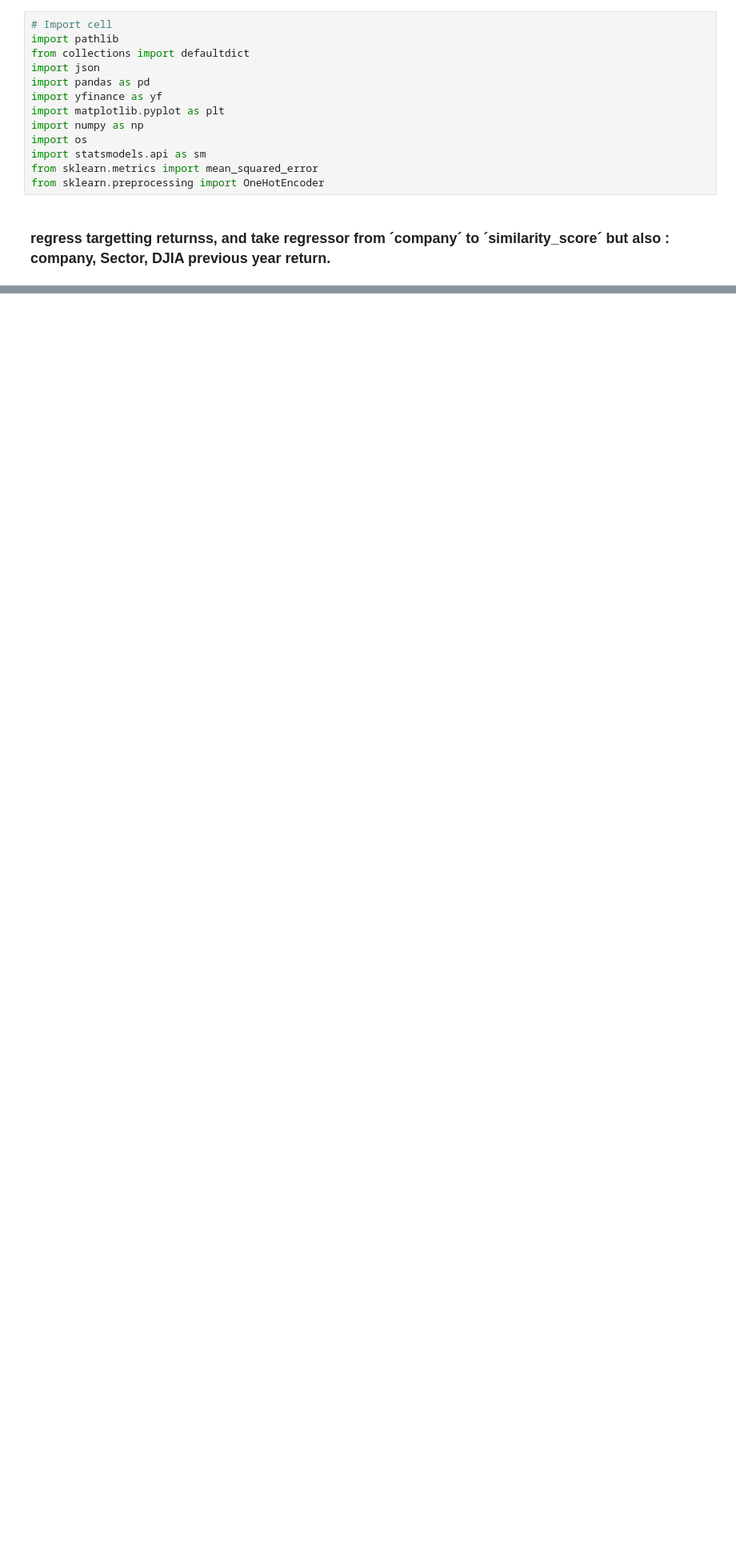
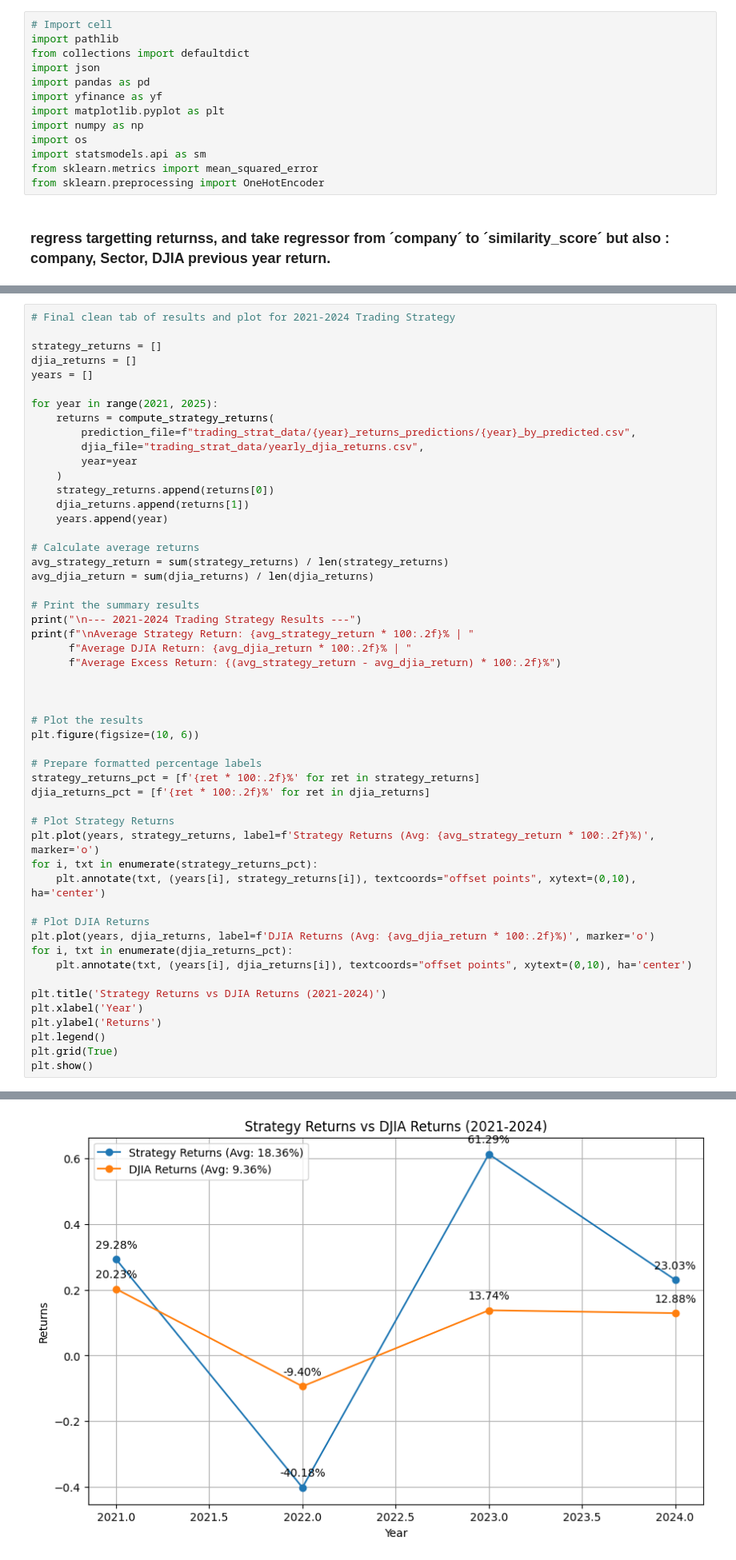
Before and after one commit to bout-nathan/data_analyis_in_finance, a Jupyter notebook: trading_strat_modelling.ipynb, the cells around one changed output, grey strips where cells are left out. Shown at 80% size. Drawn from its saved outputs; the diff is of its cells as text; blank space fills up the shorter version.

Commit message:
Strat done (+9% avg-)

```diff
--- a/trading_strat_modelling.ipynb
+++ b/trading_strat_modelling.ipynb
@@ -256,0 +233,53 @@ ValueError: shapes (30,43) and (44,) not aligned: 43 (dim 1) != 44 (dim 0)
+# %%
+# Final clean tab of results and plot for 2021-2024 Trading Strategy
+
+strategy_returns = []
+djia_returns = []
+years = []
+
+for year in range(2021, 2025):
+    returns = compute_strategy_returns(
+        prediction_file=f"trading_strat_data/{year}_returns_predictions/{year}_by_predicted.csv",
+        djia_file="trading_strat_data/yearly_djia_returns.csv",
+        year=year
+    )
+    strategy_returns.append(returns[0])
+    djia_returns.append(returns[1])
+    years.append(year)
+
+# Calculate average returns
+avg_strategy_return = sum(strategy_returns) / len(strategy_returns)
+avg_djia_return = sum(djia_returns) / len(djia_returns)
+
+# Print the summary results
+print("\n--- 2021-2024 Trading Strategy Results ---")
+print(f"\nAverage Strategy Return: {avg_strategy_return * 100:.2f}% | "
+      f"Average DJIA Return: {avg_djia_return * 100:.2f}% | "
+      f"Average Excess Return: {(avg_strategy_return - avg_djia_return) * 100:.2f}%")
+
+
+
+# Plot the results
+plt.figure(figsize=(10, 6))
+
+# Prepare formatted percentage labels
+strategy_returns_pct = [f'{ret * 100:.2f}%' for ret in strategy_returns]
+djia_returns_pct = [f'{ret * 100:.2f}%' for ret in djia_returns]
+
+# Plot Strategy Returns
+plt.plot(years, strategy_returns, label=f'Strategy Returns (Avg: {avg_strategy_return * 100:.2f}%)', marker='o')
+for i, txt in enumerate(strategy_returns_pct):
+    plt.annotate(txt, (years[i], strategy_returns[i]), textcoords="offset points", xytext=(0,10), ha='center')
+
+# Plot DJIA Returns
+plt.plot(years, djia_returns, label=f'DJIA Returns (Avg: {avg_djia_return * 100:.2f}%)', marker='o')
+for i, txt in enumerate(djia_returns_pct):
+    plt.annotate(txt, (years[i], djia_returns[i]), textcoords="offset points", xytext=(0,10), ha='center')
+
+plt.title('Strategy Returns vs DJIA Returns (2021-2024)')
+plt.xlabel('Year')
+plt.ylabel('Returns')
+plt.legend()
+plt.grid(True)
+plt.show()
+# %% [output]
@@ -256,0 +298 @@ ValueError: shapes (30,43) and (44,) not aligned: 43 (dim 1) != 44 (dim 0)
+[figure, added]
```
Also changed, not shown: parts of 7 cells of this notebook, 14 other files.
